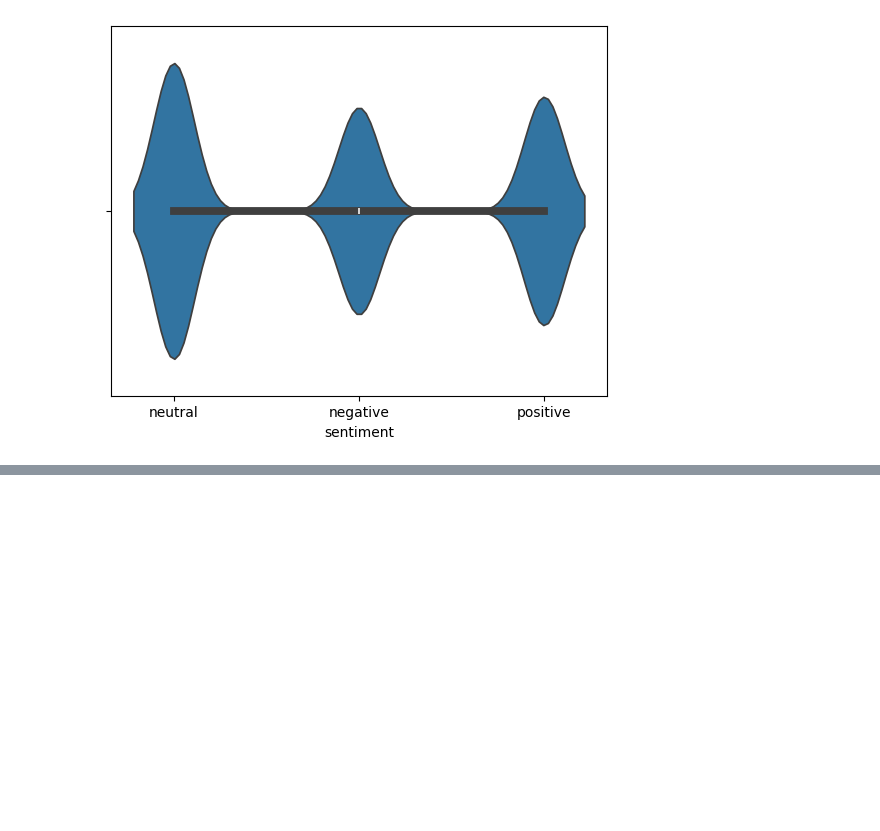
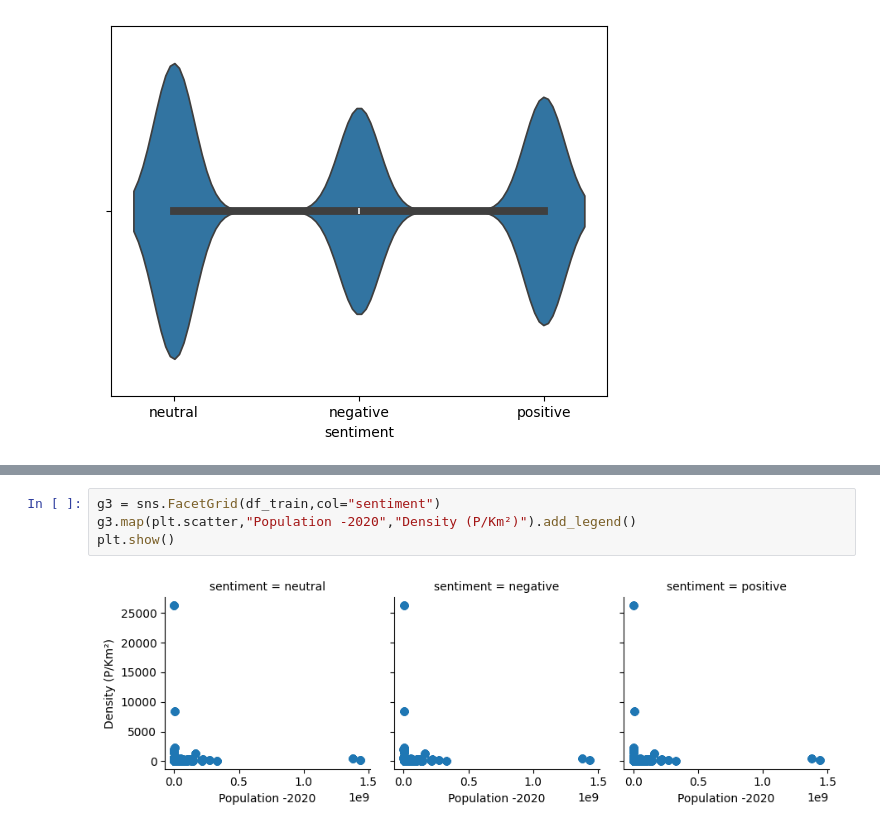
Before and after one commit to MicheleSimo/Collection_for_my_progress, a Jupyter notebook: SentimentAnalysisEDA.ipynb, the cells around one changed output, grey strips where cells are left out. Saved outputs shown, nothing was run; the diff lists cells and outputs as text; blank space fills up the shorter version.

```diff
--- a/SentimentAnalysisEDA.ipynb
+++ b/SentimentAnalysisEDA.ipynb
@@ -64,0 +75,6 @@ plt.show()
+# %%
+g3 = sns.FacetGrid(df_train,col="sentiment")
+g3.map(plt.scatter,"Population -2020","Density (P/Km²)").add_legend()
+plt.show()
+# %% [output]
+[figure, added]
```
Also changed, not shown: parts of 2 cells of this notebook.
